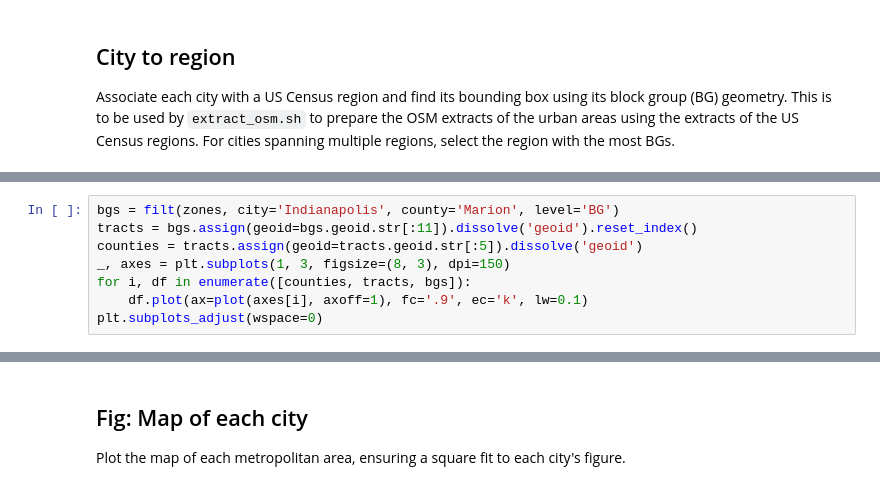
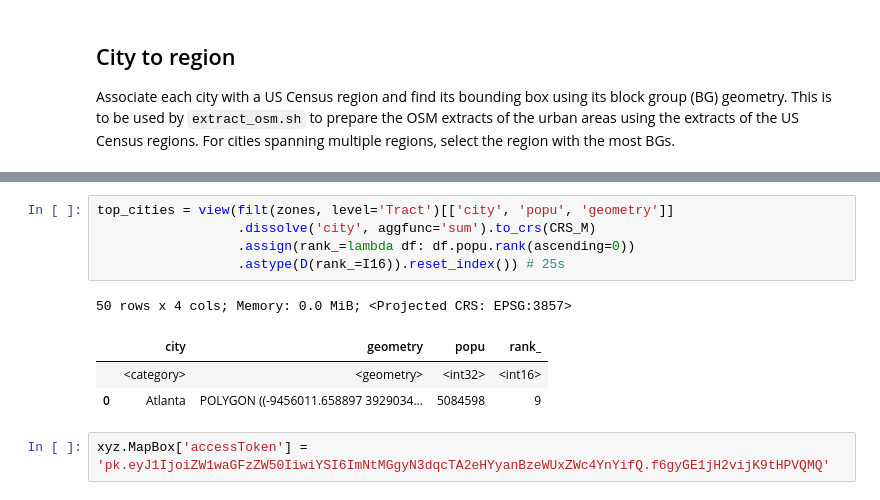
Before and after one commit to rvanxer/spatial_access_america, a Jupyter notebook: 1_Geometry.ipynb, the cells around one changed output, grey strips where cells are left out. Drawn from its saved outputs; the diff is of its cells as text.

```diff
--- a/1_Geometry.ipynb
+++ b/1_Geometry.ipynb
@@ -233,8 +223,0 @@ city2rgn
-# %%
-bgs = filt(zones, city='Indianapolis', county='Marion', level='BG')
-tracts = bgs.assign(geoid=bgs.geoid.str[:11]).dissolve('geoid').reset_index()
-counties = tracts.assign(geoid=tracts.geoid.str[:5]).dissolve('geoid')
-_, axes = plt.subplots(1, 3, figsize=(8, 3), dpi=150)
-for i, df in enumerate([counties, tracts, bgs]):
-    df.plot(ax=plot(axes[i], axoff=1), fc='.9', ec='k', lw=0.1)
-plt.subplots_adjust(wspace=0)
@@ -243,3 +224,12 @@ plt.subplots_adjust(wspace=0)
-# %% [markdown]
-## Fig: Map of each city
-Plot the map of each metropolitan area, ensuring a square fit to each city's figure.
+# %%
+top_cities = view(filt(zones, level='Tract')[['city', 'popu', 'geometry']]
+                  .dissolve('city', aggfunc='sum').to_crs(CRS_M)
+                  .assign(rank_=lambda df: df.popu.rank(ascending=0))
+                  .astype(D(rank_=I16)).reset_index()) # 25s
+# %% [output]
+50 rows x 4 cols; Memory: 0.0 MiB; <Projected CRS: EPSG:3857>
+|  | city | geometry | popu | rank_ |
+|  | <category> | <geometry> | <int32> | <int16> |
+| 0 | Atlanta | POLYGON ((-9456011.658897 3929034... | 5084598 | 9 |
+# %%
+xyz.MapBox['accessToken'] = 'pk.eyJ1IjoiZW1waGFzZW50IiwiYSI6ImNtMGgyN3dqcTA2eHYyanBzeWUxZWc4YnYifQ.f6gyGE1jH2vijK9tHPVQMQ'
```
Also changed, not shown: parts of 20 cells of this notebook, 8 other files.
